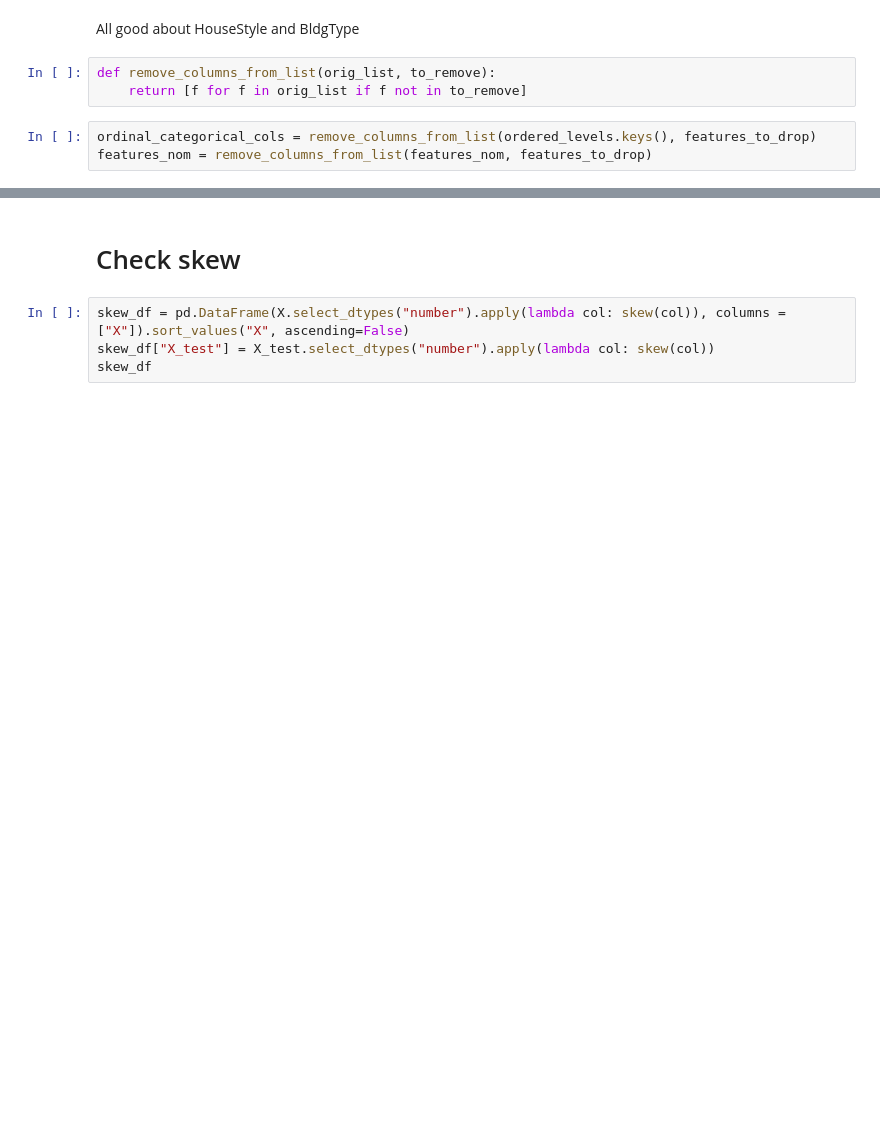
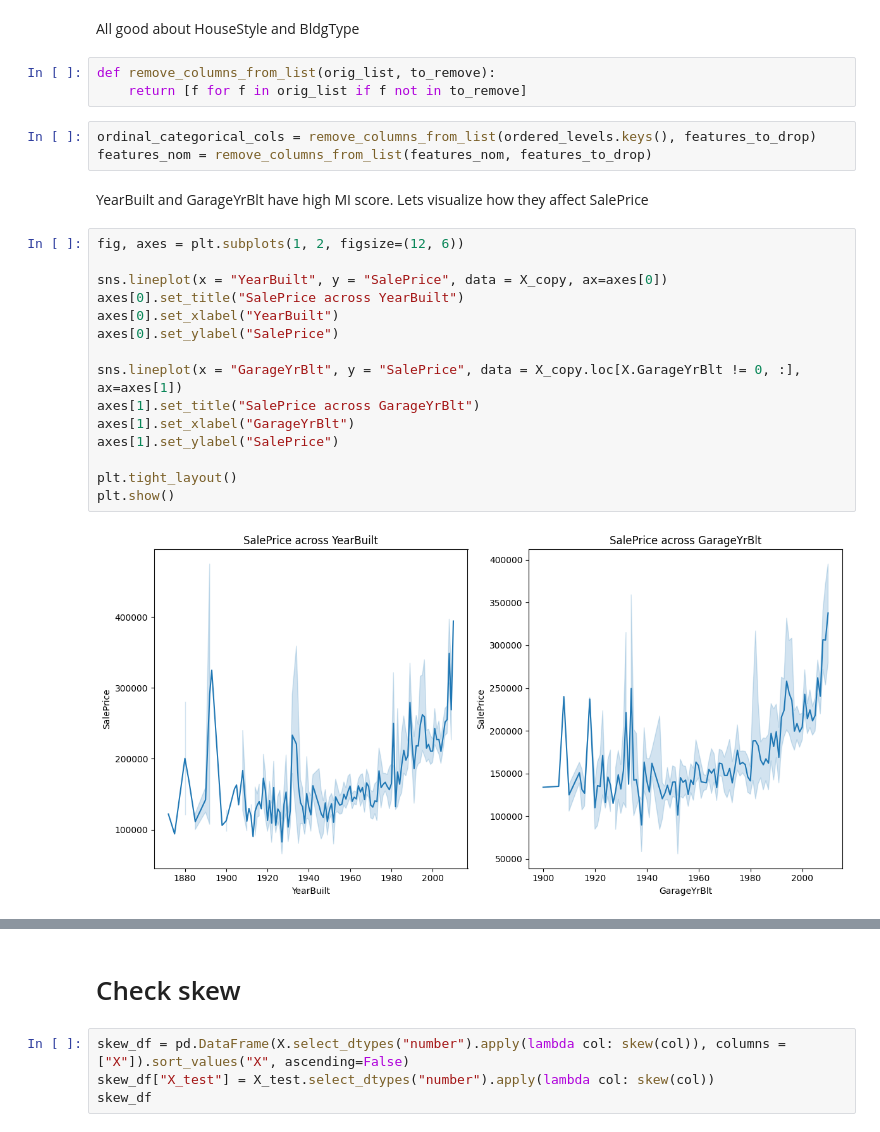
Before and after one commit to abhivij/housing_price_prediction, a Jupyter notebook: housing-price-prediction-part-2-exploratory.ipynb, the cells around one changed output, grey strips where cells are left out. Saved outputs shown, nothing was run; the diff lists cells and outputs as text; blank space fills up the shorter version.

Commit message:
part 2 exploration done for now with best CV score 0.1264

```diff
--- a/housing-price-prediction-part-2-exploratory.ipynb
+++ b/housing-price-prediction-part-2-exploratory.ipynb
@@ -1101,3 +1157,22 @@ def remove_columns_from_list(orig_list, to_remove):
 # %%
 ordinal_categorical_cols = remove_columns_from_list(ordered_levels.keys(), features_to_drop)
 features_nom = remove_columns_from_list(features_nom, features_to_drop)
+# %% [markdown]
+YearBuilt and GarageYrBlt have high MI score. Lets visualize how they affect SalePrice
+# %%
+fig, axes = plt.subplots(1, 2, figsize=(12, 6))
+
+sns.lineplot(x = "YearBuilt", y = "SalePrice", data = X_copy, ax=axes[0])
+axes[0].set_title("SalePrice across YearBuilt")
+axes[0].set_xlabel("YearBuilt")
+axes[0].set_ylabel("SalePrice")
+
+sns.lineplot(x = "GarageYrBlt", y = "SalePrice", data = X_copy.loc[X.GarageYrBlt != 0, :], ax=axes[1])
+axes[1].set_title("SalePrice across GarageYrBlt")
+axes[1].set_xlabel("GarageYrBlt")
+axes[1].set_ylabel("SalePrice")
+
+plt.tight_layout()
+plt.show()
+# %% [output]
+[figure, added]
```
Also changed, not shown: parts of 65 cells of this notebook.
